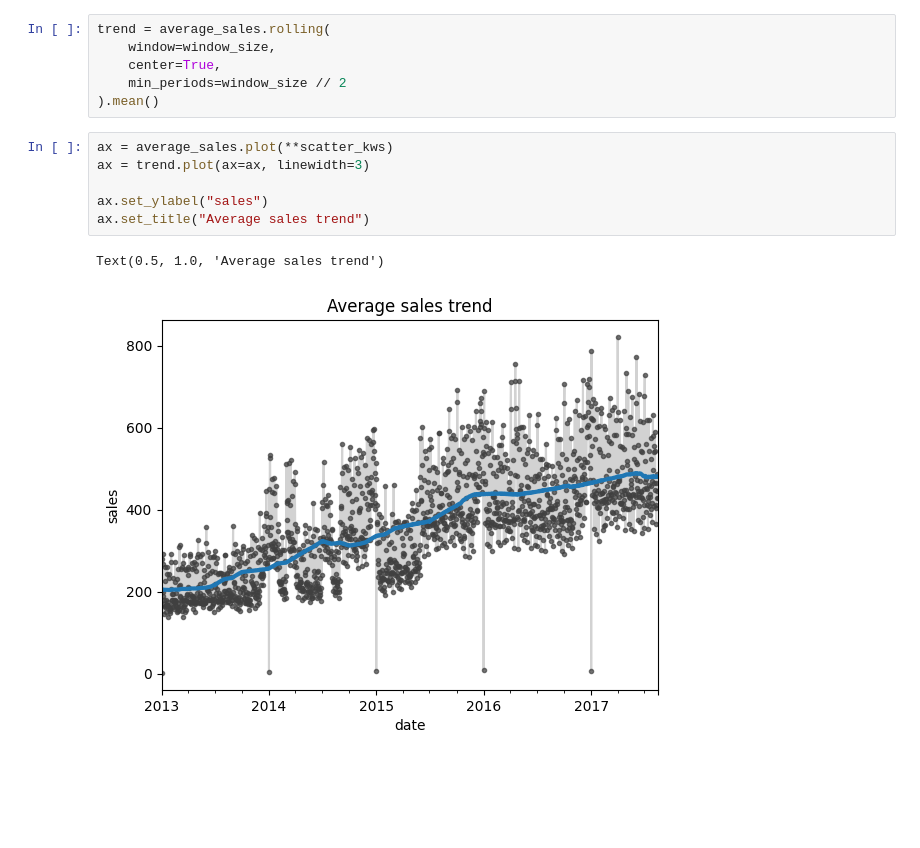
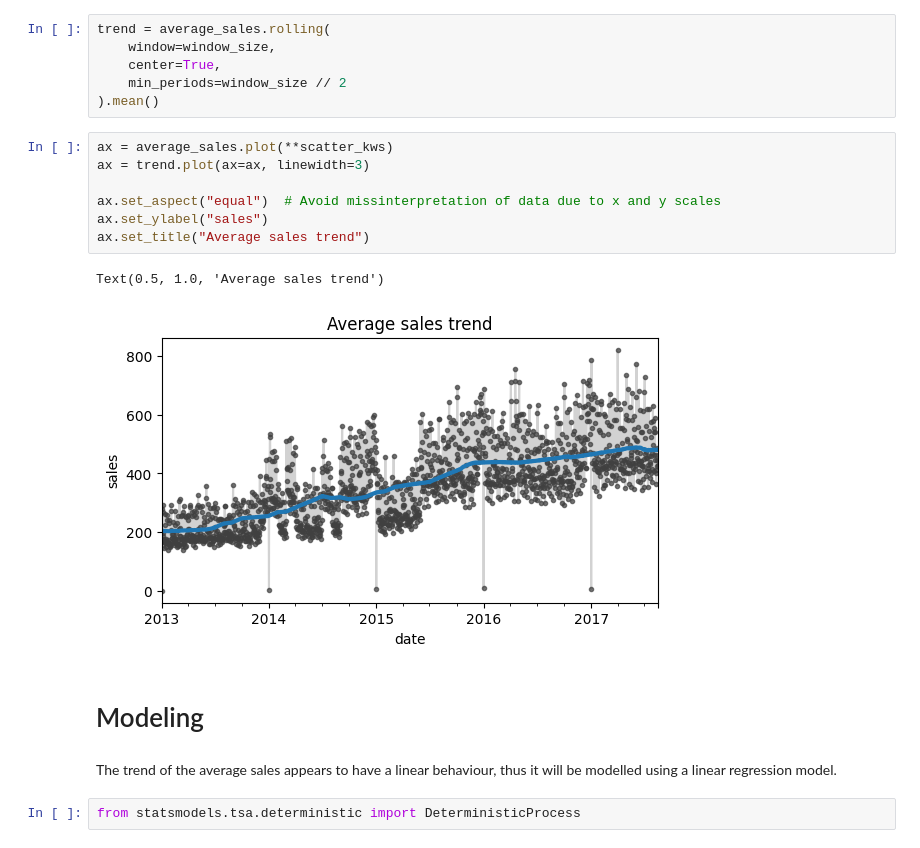
Before and after one commit to GerardoA01701474/EquipoReto, a Jupyter notebook: trend-modeling.ipynb, the cells around one changed output. Cells and saved outputs as stored; diff of their text form; blank space fills up the shorter version.

```diff
--- a/trend-modeling.ipynb
+++ b/trend-modeling.ipynb
@@ -56,9 +56,16 @@ trend = average_sales.rolling(
 # %%
 ax = average_sales.plot(**scatter_kws)
 ax = trend.plot(ax=ax, linewidth=3)
 
+ax.set_aspect("equal")  # Avoid missinterpretation of data due to x and y scales
 ax.set_ylabel("sales")
 ax.set_title("Average sales trend")
 # %% [output]
 Text(0.5, 1.0, 'Average sales trend')
-[figure, old version]
+[figure, new version]
+# %% [markdown]
+# Modeling
+# %% [markdown]
+The trend of the average sales appears to have a linear behaviour, thus it will be modelled using a linear regression model.
+# %%
+from statsmodels.tsa.deterministic import DeterministicProcess
```
Also changed, not shown: parts of 11 cells of this notebook.
